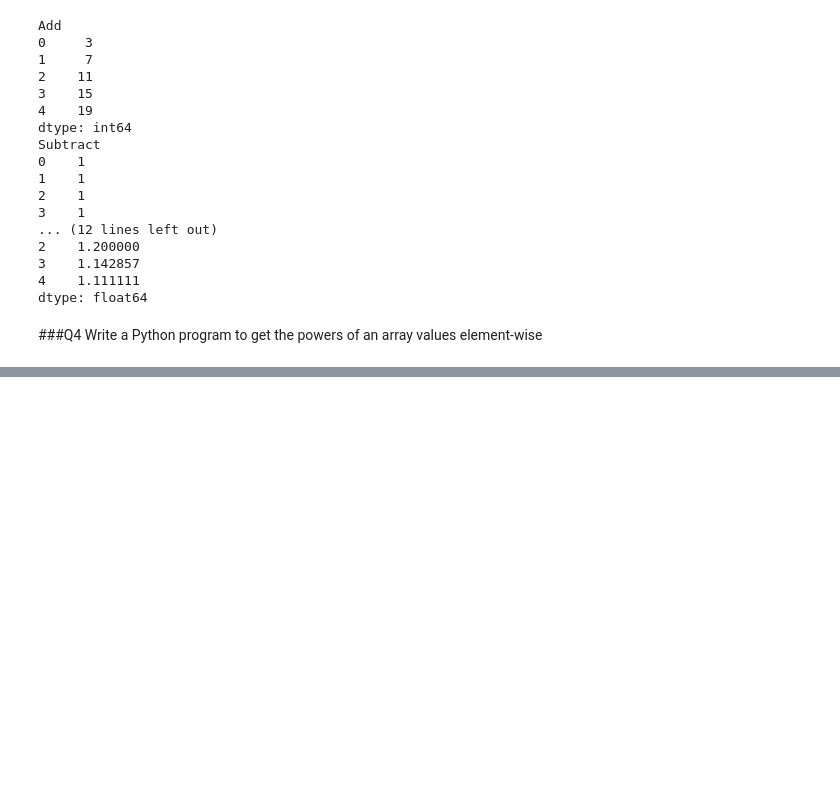
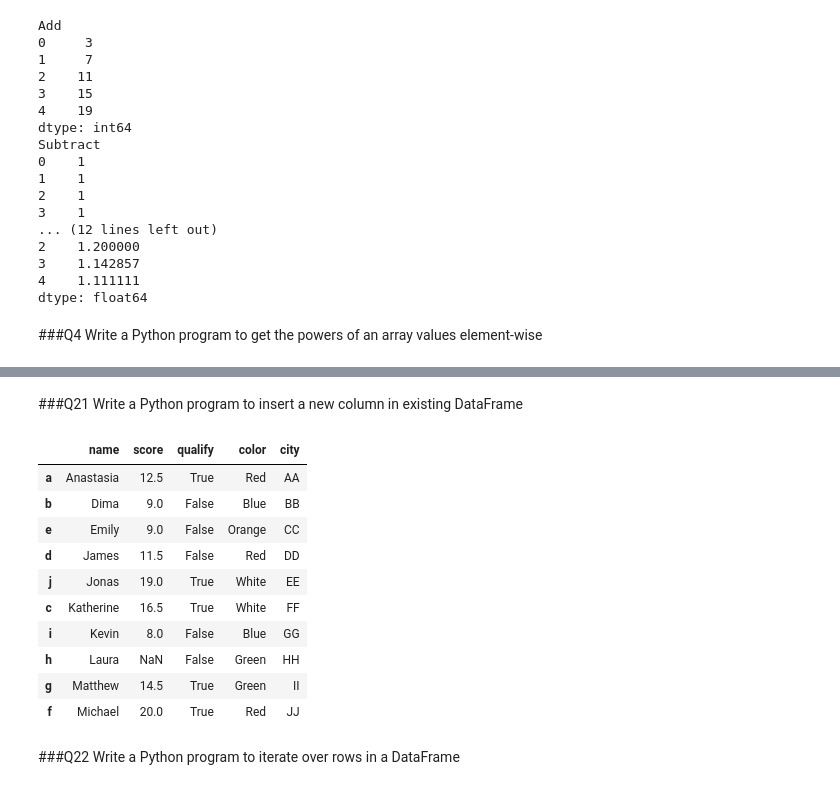
Before and after one commit to Harsh020802/Data_Analysis, a Jupyter notebook: Pandas_Questions.ipynb, the cells around one changed output, grey strips where cells are left out. Cells and saved outputs as stored; diff of their text form; code cells hidden in the pictures; blank space fills up the shorter version.

```diff
--- a/Pandas_Questions.ipynb
+++ b/Pandas_Questions.ipynb
@@ -84,0 +278,5 @@ dtype: float64
+# %%
+df.loc['K'] = [1, 'Suresh', 'yes', 15.5]
+print(df)
+df = df.drop('K')
+print(df)
@@ -84,0 +304,5 @@ dtype: float64
+# %%
+df=df.sort_values(by='name')
+print(df)
+df=df.sort_values(by='name',ascending=-1)
+print(df)
@@ -84,0 +330,3 @@ dtype: float64
+# %%
+df['qualify'] = df['qualify'].replace({'yes': True, 'no': False})
+df
@@ -84,0 +347,3 @@ dtype: float64
+# %%
+df=df.drop('attempts',axis=1)
+df
@@ -84,0 +362,20 @@ dtype: float64
+# %% [markdown]
+###Q21  Write a Python program to insert a new column in existing DataFrame
+# %%
+city = ['AA','BB','CC','DD','EE','FF','GG','HH','II','JJ']
+df['city'] = city
+df
+# %% [output]
+|  | name | score | qualify | color | city |
+| a | Anastasia | 12.5 | True | Red | AA |
+| b | Dima | 9.0 | False | Blue | BB |
+| e | Emily | 9.0 | False | Orange | CC |
+| d | James | 11.5 | False | Red | DD |
+| j | Jonas | 19.0 | True | White | EE |
+| c | Katherine | 16.5 | True | White | FF |
+| i | Kevin | 8.0 | False | Blue | GG |
+| h | Laura | NaN | False | Green | HH |
+| g | Matthew | 14.5 | True | Green | II |
+| f | Michael | 20.0 | True | Red | JJ |
+# %% [markdown]
+###Q22 Write a Python program to iterate over rows in a DataFrame
```
Also changed, not shown: parts of 35 cells of this notebook, 1 other file.
